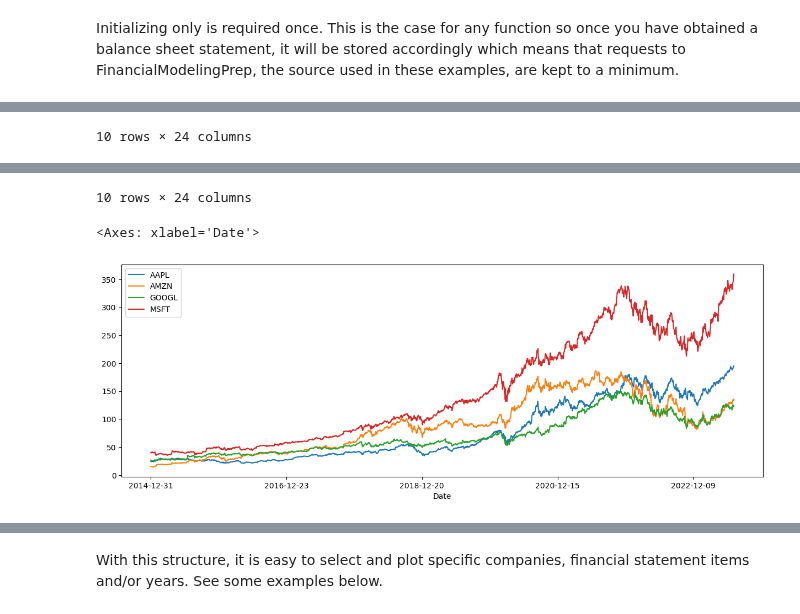
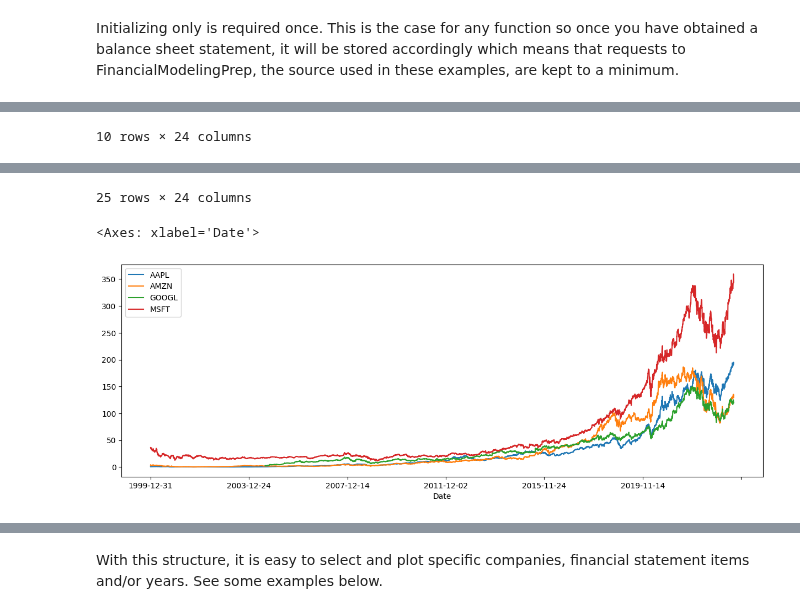
Before and after one commit to JerBouma/FinanceToolkit, a Jupyter notebook: examples/Finance Toolkit - 1. Getting Started.ipynb, the cells around one changed output, grey strips where cells are left out. Drawn from its saved outputs; the diff is of its cells as text; code cells hidden in the pictures.

```diff
--- a/examples/Finance Toolkit - 1. Getting Started.ipynb
+++ b/examples/Finance Toolkit - 1. Getting Started.ipynb
@@ -38,16 +38,16 @@ API_KEY = "FMP_KEY"
 Initializing only is required once. This is the case for any function so once you have obtained a balance sheet statement, it will be stored accordingly which means that requests to FinancialModelingPrep, the source used in these examples, are kept to a minimum.
 # %%
 # Initialize the Toolkit with company tickers
-companies = Toolkit(["AAPL", "MSFT", "GOOGL", "AMZN"], api_key=API_KEY)
+companies = Toolkit(["AAPL", "MSFT", "GOOGL", "AMZN"], api_key=API_KEY, start_date='2000-01-01')
 # %%
 # Obtain daily historical data from each company
-display(companies.get_historical_data(start="2000-01-01").tail(10))
+display(companies.get_historical_data().tail(10))
 
 # Obtain yearly historical data from each company
-display(companies.get_historical_data(start="2010-01-01", period="yearly").tail(10))
+display(companies.get_historical_data(period="yearly"))
 
 # Plot the Adjusted Close Prices
-companies.get_historical_data(start="2015-01-01")["Adj Close"].plot(figsize=(15, 5))
+companies.get_historical_data()["Adj Close"].plot(figsize=(15, 5))
 # %% [output]
 |  | Adj Close |  |  |  | Close |  |  |  | High |  | ... | ... |
 |  | AAPL | AMZN | GOOGL | MSFT | AAPL | AMZN | GOOGL | MSFT | AAPL | AMZN | ... | ... |
@@ -79,6 +85,6 @@ companies.get_historical_data(start="2015-01-01")["Adj Close"].plot(figsize=(15,
-10 rows × 24 columns
+25 rows × 24 columns
 <Axes: xlabel='Date'>
-[figure, old version]
+[figure, new version]
 # %%
 # Obtain the balance sheets from each company
 companies.get_balance_sheet_statement()
```
Also changed, not shown: parts of 12 cells of this notebook.
